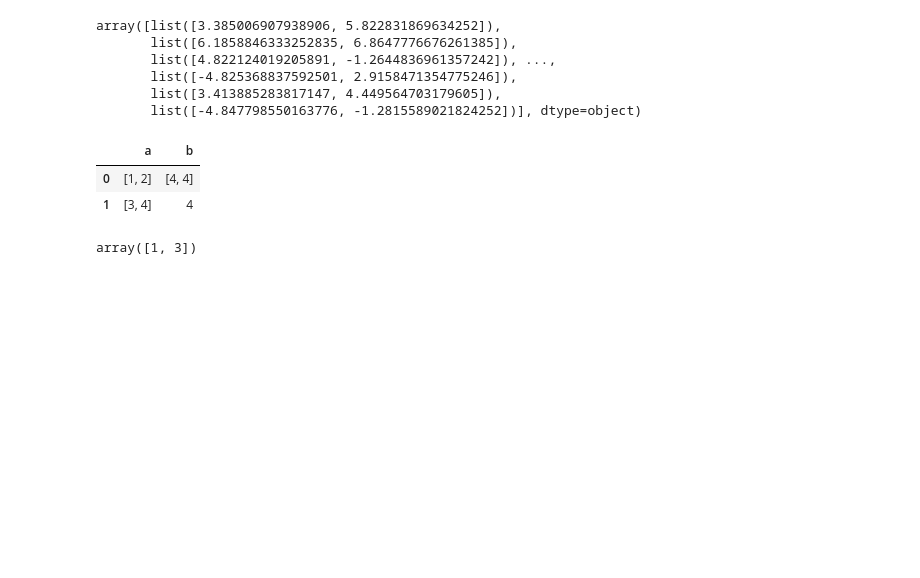
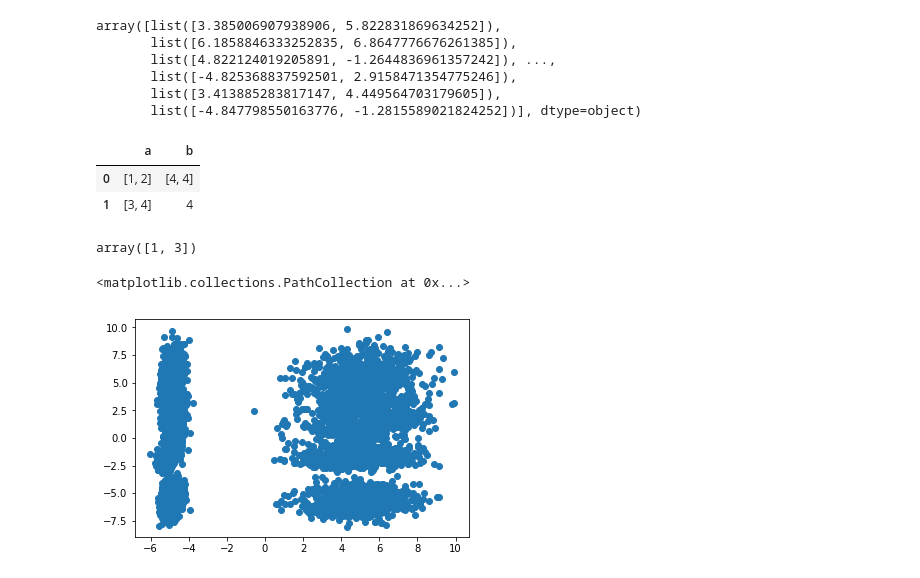
Before and after one commit to takitaki7474/lab-investigation, a Jupyter notebook: feature_exp/notebook/visualize_feature.ipynb, the cells around one changed output. Drawn from its saved outputs; the diff is of its cells as text; code cells hidden in the pictures; blank space fills up the shorter version.

Commit message:
visualize feature by class

```diff
--- a/feature_exp/notebook/visualize_feature.ipynb
+++ b/feature_exp/notebook/visualize_feature.ipynb
@@ -96,3 +96,12 @@ df1
 np.asarray(df1.a.values.tolist())[:,0]
 # %% [output]
 array([1, 3])
+# %%
+shaped_f = []
+for i in range(10):
+    shaped_f.append(np.asarray(df_by_class[i].f_2d.values.tolist()))
+# %%
+plt.scatter(shaped_f[0][:,0],shaped_f[0][:,1])
+# %% [output]
+<matplotlib.collections.PathCollection at 0x...>
+[figure, added]
```
Also changed, not shown: parts of 1 cell of this notebook.
